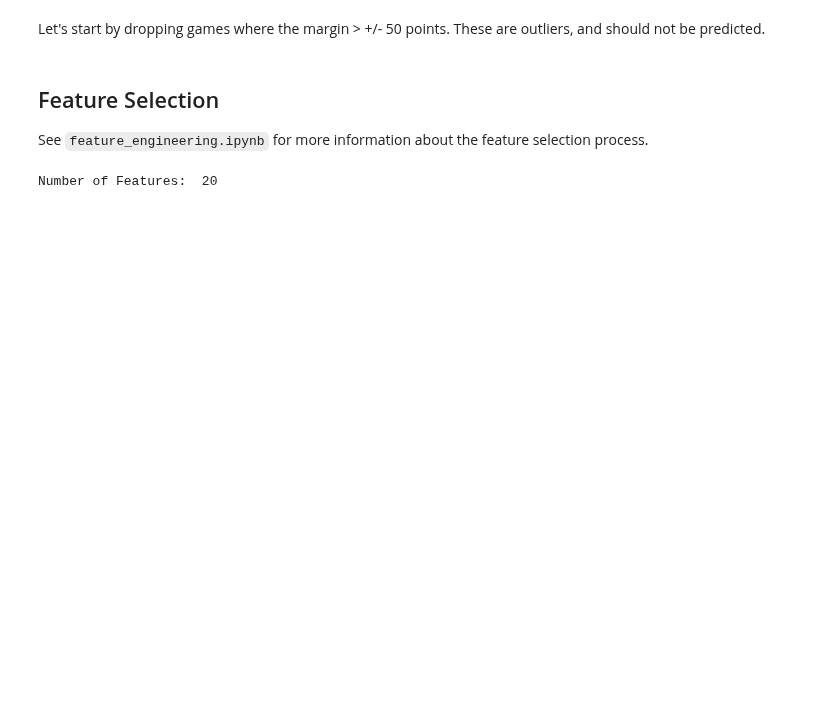
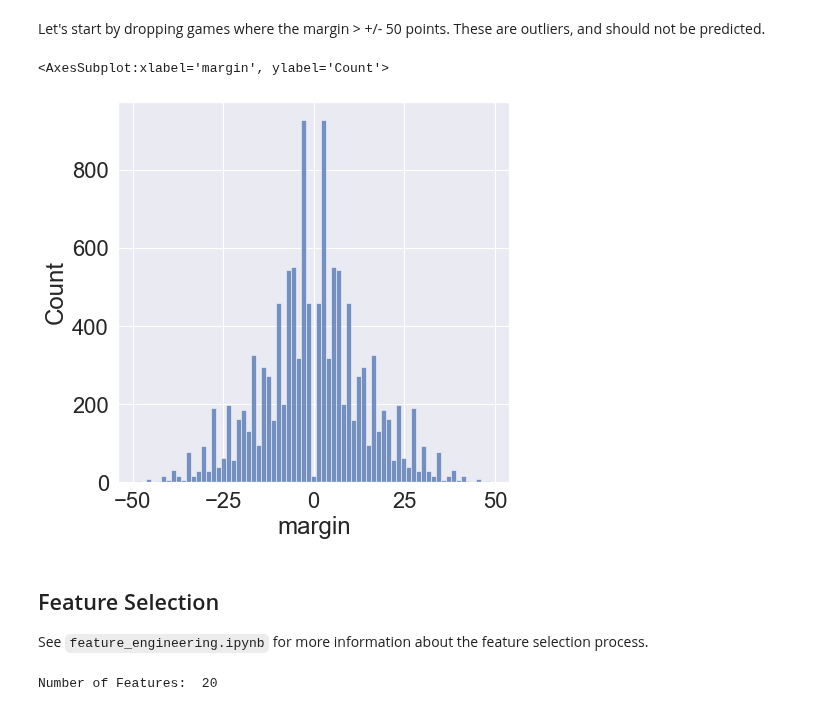
Before and after one commit to edubu2/metis-project2, a Jupyter notebook: code/final_modeling.ipynb, the cells around one changed output. Drawn from its saved outputs; the diff is of its cells as text; code cells hidden in the pictures; blank space fills up the shorter version.

```diff
--- a/code/final_modeling.ipynb
+++ b/code/final_modeling.ipynb
@@ -31,3 +26,10 @@ game_df = game_df[mask]
+# %%
+sns.set(font_scale=2)
+hist, ax = plt.subplots(figsize=(7, 7))
+sns.histplot(game_df.margin)
+# %% [output]
+<AxesSubplot:xlabel='margin', ylabel='Count'>
+[figure, added]
 # %% [markdown]
 ## Feature Selection
 
```
Also changed, not shown: parts of 13 cells of this notebook, 4 other files.
